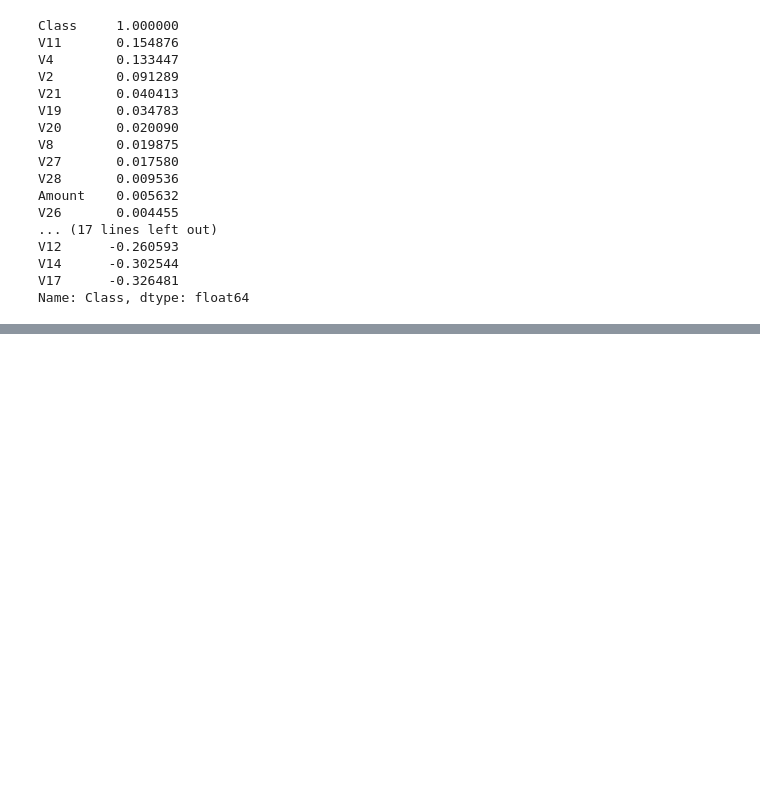
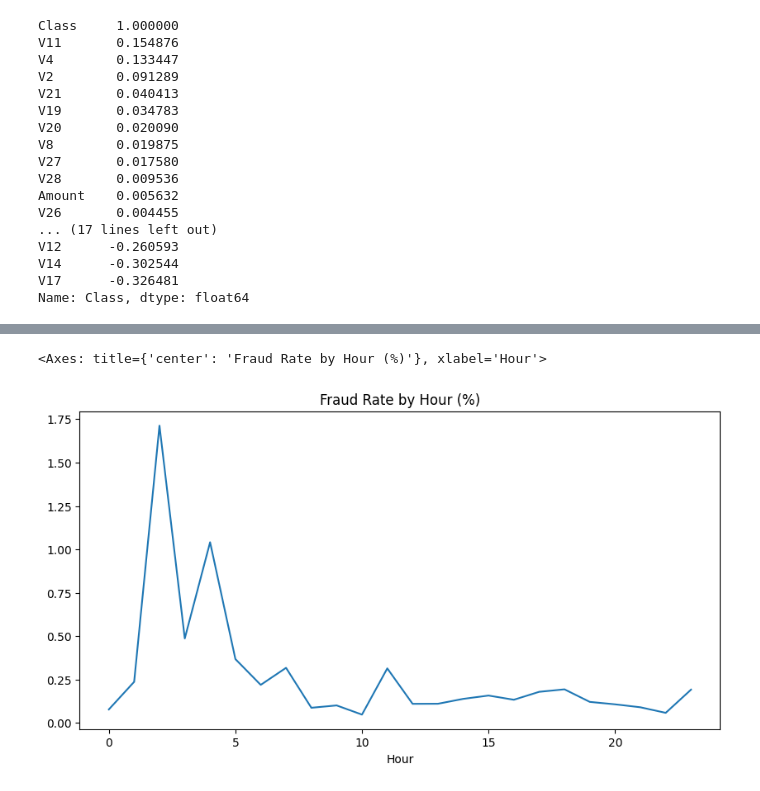
Before and after one commit to moosakazim12/Credit-Card-fraud-Detection-Pyhton-POWER-BI-SQL, a Jupyter notebook: notebooks/fraud_eda.ipynb, the cells around one changed output, grey strips where cells are left out. Saved outputs shown, nothing was run; the diff lists cells and outputs as text; code cells hidden in the pictures; blank space fills up the shorter version.

```diff
--- a/notebooks/fraud_eda.ipynb
+++ b/notebooks/fraud_eda.ipynb
@@ -115,0 +127,3 @@ Name: Class, dtype: float64
+# %%
+fraud_by_hour = df.groupby('Hour')['Class'].mean() * 100
+fraud_by_hour
@@ -115,0 +148,5 @@ Name: Class, dtype: float64
+# %%
+fraud_by_hour.plot(kind='line', figsize=(10,5), title='Fraud Rate by Hour (%)')
+# %% [output]
+<Axes: title={'center': 'Fraud Rate by Hour (%)'}, xlabel='Hour'>
+[figure, added]
```
Also changed, not shown: parts of 4 cells of this notebook.
